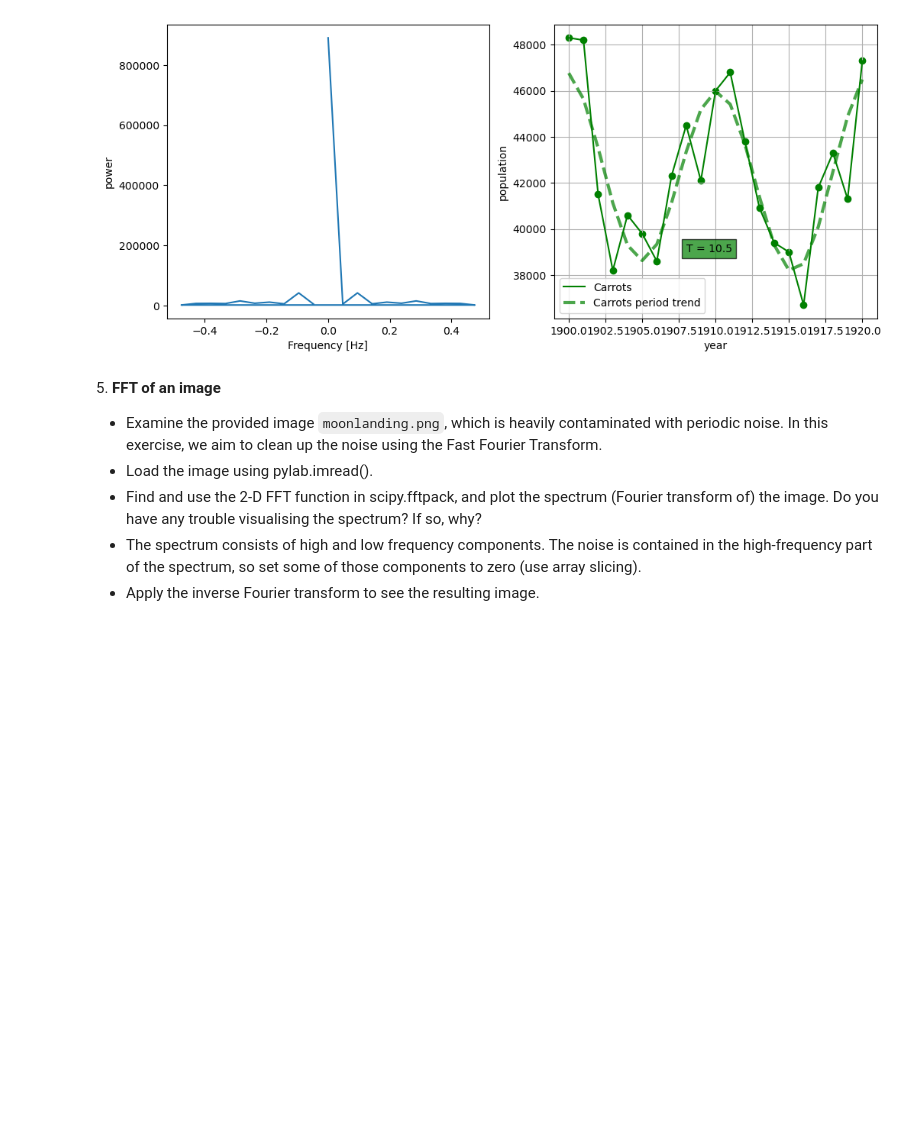
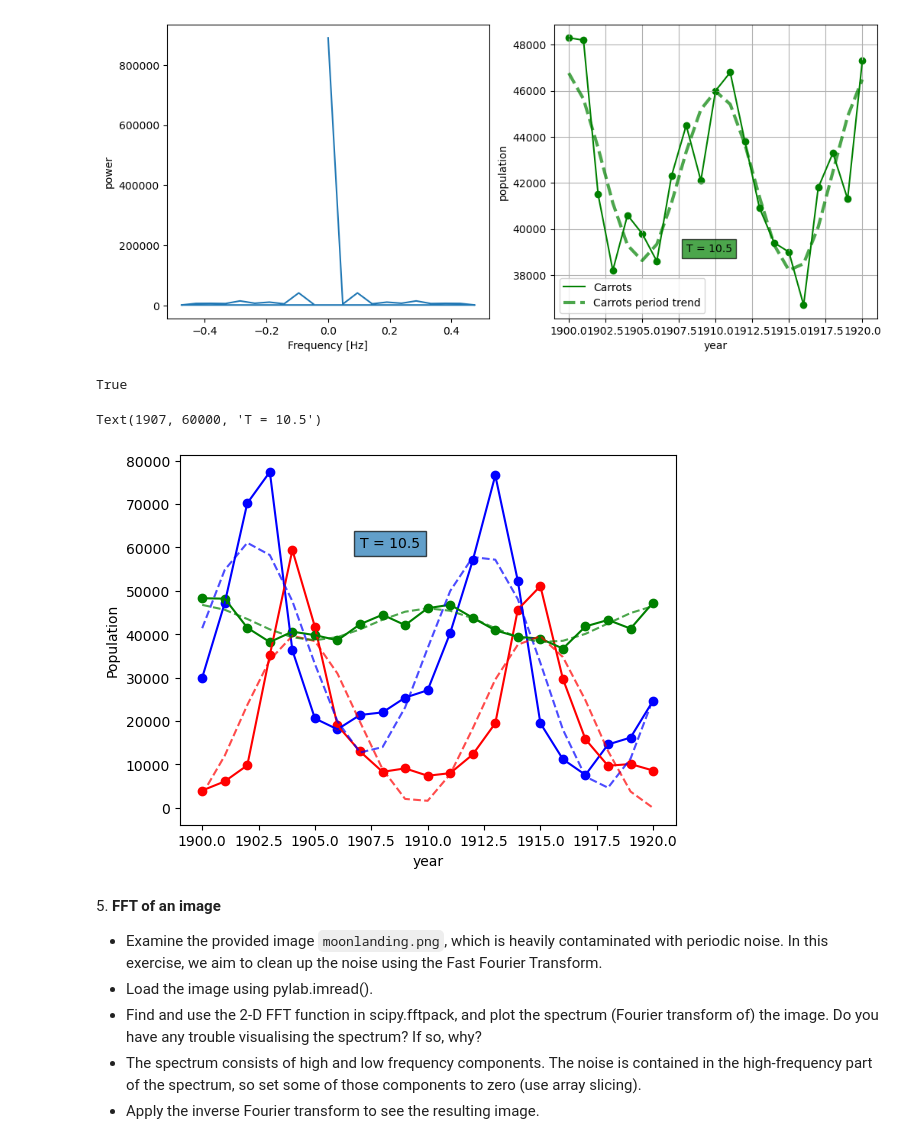
Before and after one commit to vepe99/LaboratoryOfComputationalPhysics_Y5, a Jupyter notebook: 09ex_Algorithms.ipynb, the cells around one changed output. Drawn from its saved outputs; the diff is of its cells as text; code cells hidden in the pictures; blank space fills up the shorter version.

```diff
--- a/09ex_Algorithms.ipynb
+++ b/09ex_Algorithms.ipynb
@@ -337,6 +337,28 @@ ax2.legend()
 ax2.grid()
 # %% [output]
 [figure]
+# %%
+
+color = np.array(['b', 'r', 'g'])
+population = np.array([lynx, hares, c])
+population_filtered = np.array([filtered_lynx, filtered_hares, filtered_c])
+i = 0
+print(year.size==lynx.size)
+for k in population:
+    plt.scatter(year, k, c=color[i])
+    plt.plot(year, k, c=color[i])
+    i+=1
+t=0
+for k in population_filtered:
+    plt.plot(year, k, f'--{color[t]}', alpha=.7)
+    t+=1
+plt.xlabel('year')
+plt.ylabel('Population')
+plt.text(1907, 60000, f'T = {1/peak_freq}', bbox=dict(alpha=0.7))
+# %% [output]
+True
+Text(1907, 60000, 'T = 10.5')
+[figure, added]
 # %% [markdown]
 5\. **FFT of an image**
 
```
Also changed, not shown: 2 other files.
